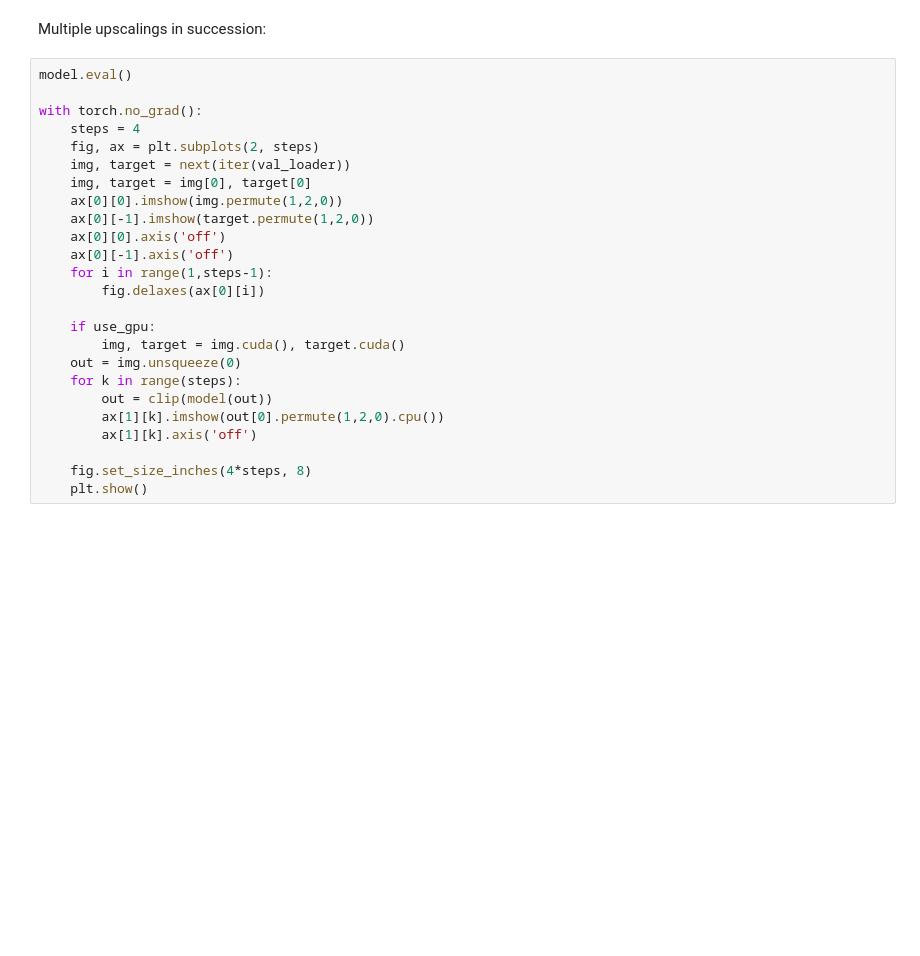
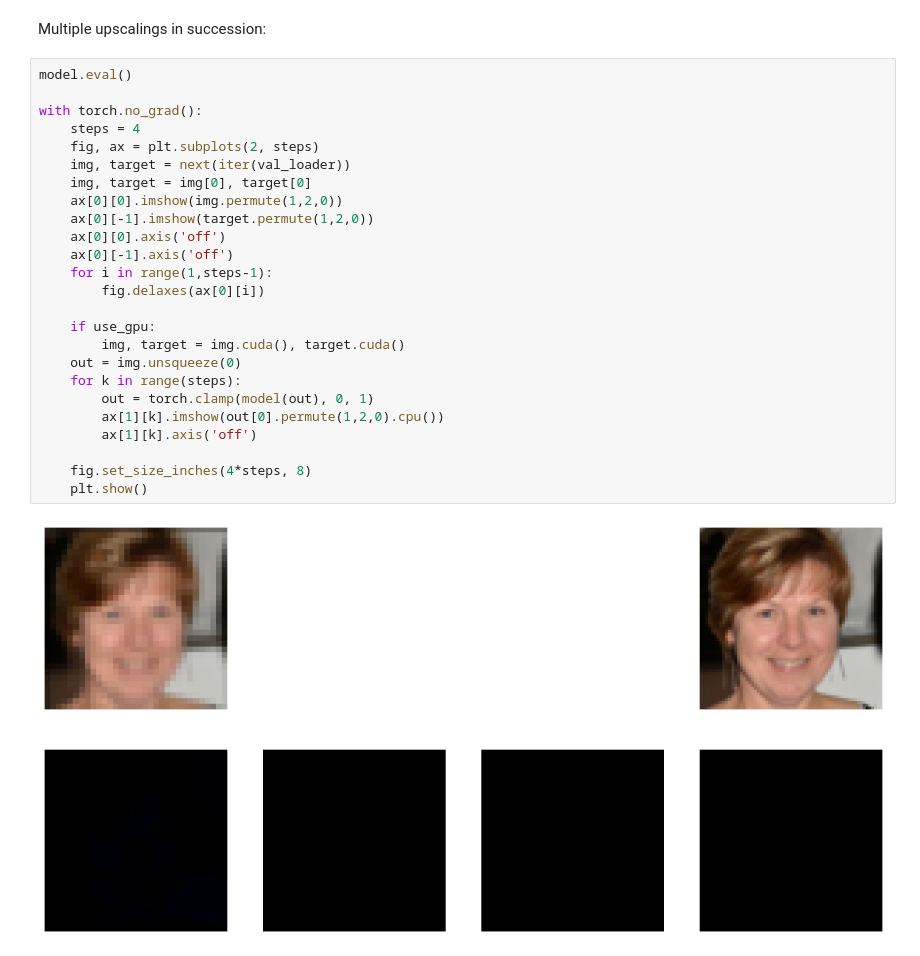
Before and after one commit to jenuk/SuperResolutionProject, a Jupyter notebook: src/test.ipynb, the cells around one changed output. Drawn from its saved outputs; the diff is of its cells as text; blank space fills up the shorter version.

```diff
--- a/src/test.ipynb
+++ b/src/test.ipynb
@@ -436,25 +238,27 @@ Multiple upscalings in succession:
 # %%
 model.eval()
 
 with torch.no_grad():
     steps = 4
     fig, ax = plt.subplots(2, steps)
     img, target = next(iter(val_loader))
     img, target = img[0], target[0]
     ax[0][0].imshow(img.permute(1,2,0))
     ax[0][-1].imshow(target.permute(1,2,0))
     ax[0][0].axis('off')
     ax[0][-1].axis('off')
     for i in range(1,steps-1):
         fig.delaxes(ax[0][i])
 
     if use_gpu:
         img, target = img.cuda(), target.cuda()
     out = img.unsqueeze(0)
     for k in range(steps):
-        out = clip(model(out))
+        out = torch.clamp(model(out), 0, 1)
         ax[1][k].imshow(out[0].permute(1,2,0).cpu())
         ax[1][k].axis('off')
 
     fig.set_size_inches(4*steps, 8)
     plt.show()
+# %% [output]
+[figure, added]
```
Also changed, not shown: parts of 23 cells of this notebook, 7 other files.
